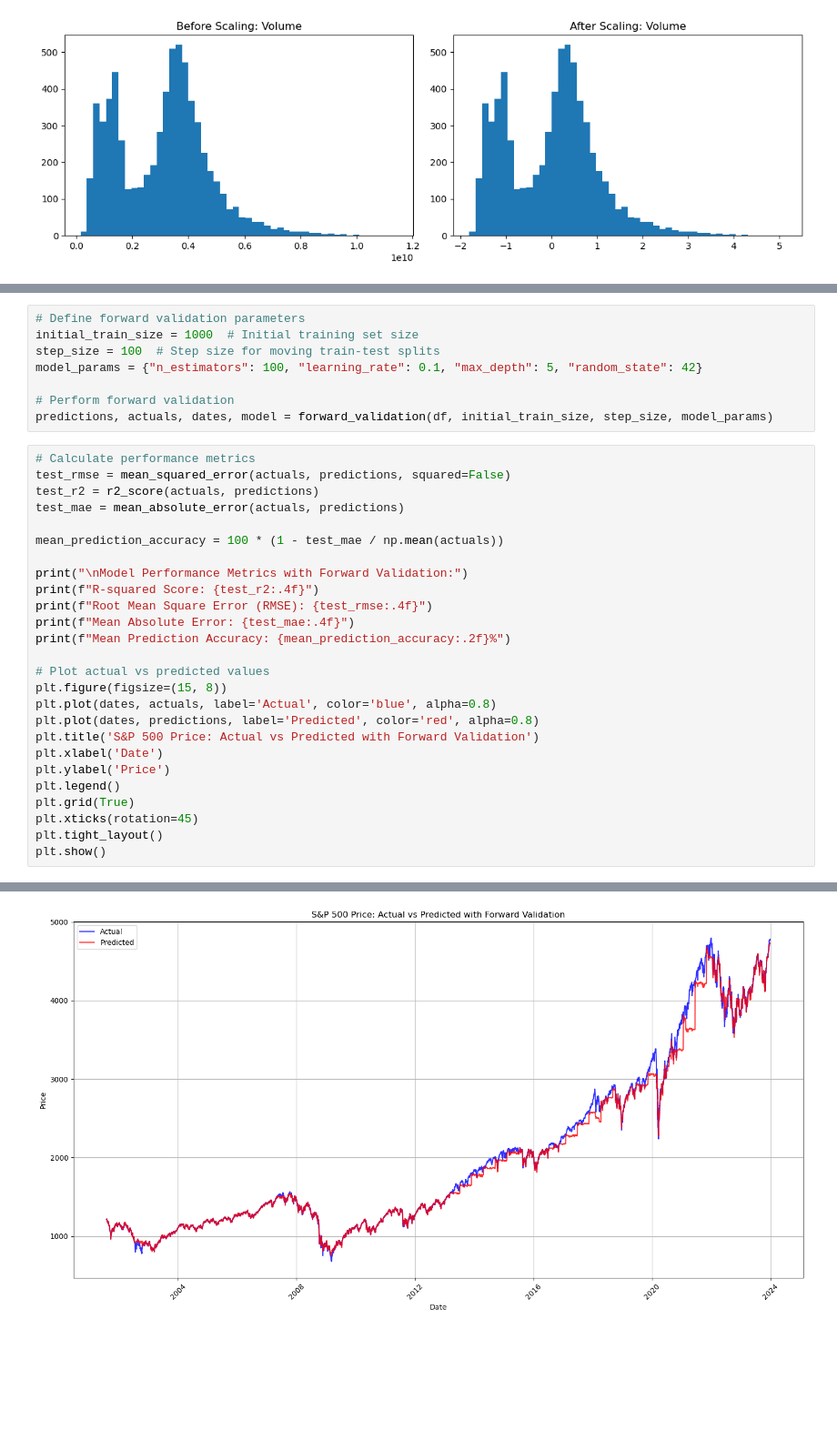
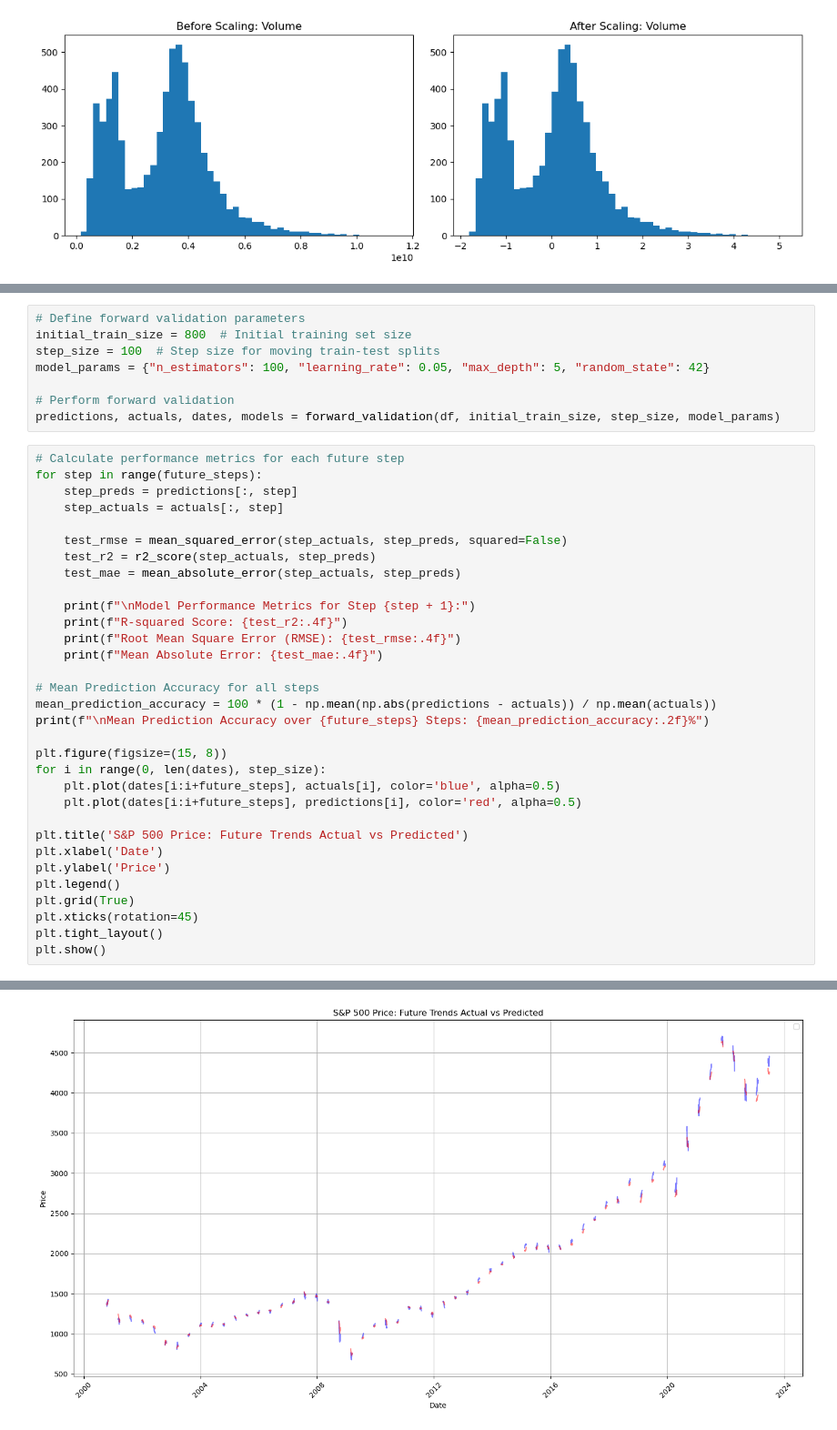
Before and after one commit to KaiOnNg/ML_Project, a Jupyter notebook: project.ipynb, the cells around one changed output, grey strips where cells are left out. Shown at 91% size. Drawn from its saved outputs; the diff is of its cells as text; blank space fills up the shorter version.

Commit message:
fix: model training strategy changed

```diff
--- a/project.ipynb
+++ b/project.ipynb
@@ -147,30 +103,36 @@ def forward_validation(df, initial_train_size, step_size, model_params):
 # %%
 # Define forward validation parameters
-initial_train_size = 1000  # Initial training set size
+initial_train_size = 800  # Initial training set size
 step_size = 100  # Step size for moving train-test splits
-model_params = {"n_estimators": 100, "learning_rate": 0.1, "max_depth": 5, "random_state": 42}
+model_params = {"n_estimators": 100, "learning_rate": 0.05, "max_depth": 5, "random_state": 42}
 
 # Perform forward validation
-predictions, actuals, dates, model = forward_validation(df, initial_train_size, step_size, model_params)
+predictions, actuals, dates, models = forward_validation(df, initial_train_size, step_size, model_params)
 # %%
-# Calculate performance metrics
-test_rmse = mean_squared_error(actuals, predictions, squared=False)
-test_r2 = r2_score(actuals, predictions)
-test_mae = mean_absolute_error(actuals, predictions)
+# Calculate performance metrics for each future step
+for step in range(future_steps):
+    step_preds = predictions[:, step]
+    step_actuals = actuals[:, step]
 
-mean_prediction_accuracy = 100 * (1 - test_mae / np.mean(actuals))
+    test_rmse = mean_squared_error(step_actuals, step_preds, squared=False)
+    test_r2 = r2_score(step_actuals, step_preds)
+    test_mae = mean_absolute_error(step_actuals, step_preds)
 
-print("\nModel Performance Metrics with Forward Validation:")
-print(f"R-squared Score: {test_r2:.4f}")
-print(f"Root Mean Square Error (RMSE): {test_rmse:.4f}")
-print(f"Mean Absolute Error: {test_mae:.4f}")
-print(f"Mean Prediction Accuracy: {mean_prediction_accuracy:.2f}%")
+    print(f"\nModel Performance Metrics for Step {step + 1}:")
+    print(f"R-squared Score: {test_r2:.4f}")
+    print(f"Root Mean Square Error (RMSE): {test_rmse:.4f}")
+    print(f"Mean Absolute Error: {test_mae:.4f}")
 
-# Plot actual vs predicted values
+# Mean Prediction Accuracy for all steps
+mean_prediction_accuracy = 100 * (1 - np.mean(np.abs(predictions - actuals)) / np.mean(actuals))
+print(f"\nMean Prediction Accuracy over {future_steps} Steps: {mean_prediction_accuracy:.2f}%")
+
 plt.figure(figsize=(15, 8))
-plt.plot(dates, actuals, label='Actual', color='blue', alpha=0.8)
-plt.plot(dates, predictions, label='Predicted', color='red', alpha=0.8)
-plt.title('S&P 500 Price: Actual vs Predicted with Forward Validation')
+for i in range(0, len(dates), step_size):
+    plt.plot(dates[i:i+future_steps], actuals[i], color='blue', alpha=0.5)
+    plt.plot(dates[i:i+future_steps], predictions[i], color='red', alpha=0.5)
+
+plt.title('S&P 500 Price: Future Trends Actual vs Predicted')
 plt.xlabel('Date')
 plt.ylabel('Price')
 plt.legend()
@@ -187 +162 @@ Mean Prediction Accuracy: 97.99%
-[figure, old version]
+[figure, new version]
```
Also changed, not shown: parts of 13 cells of this notebook.
